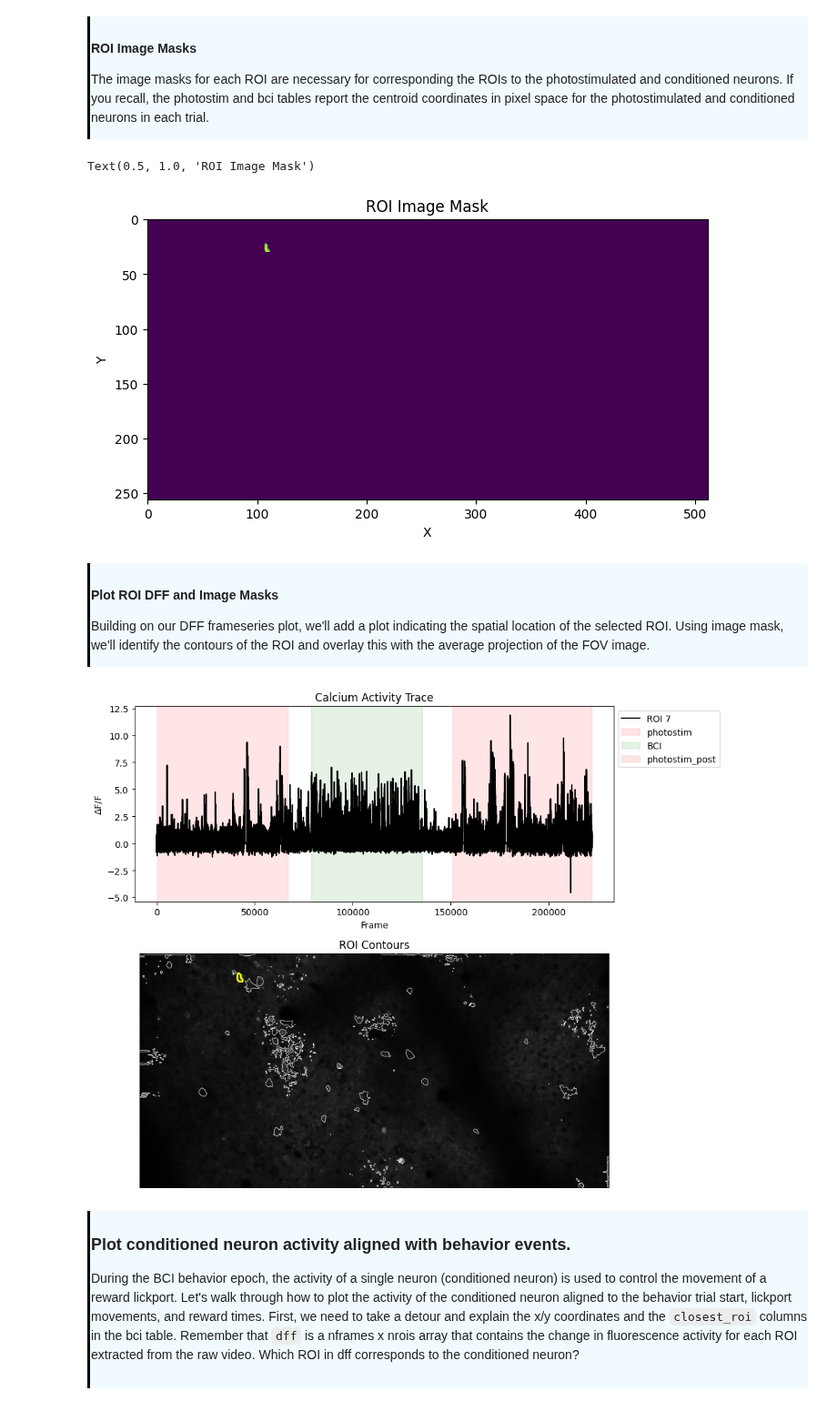
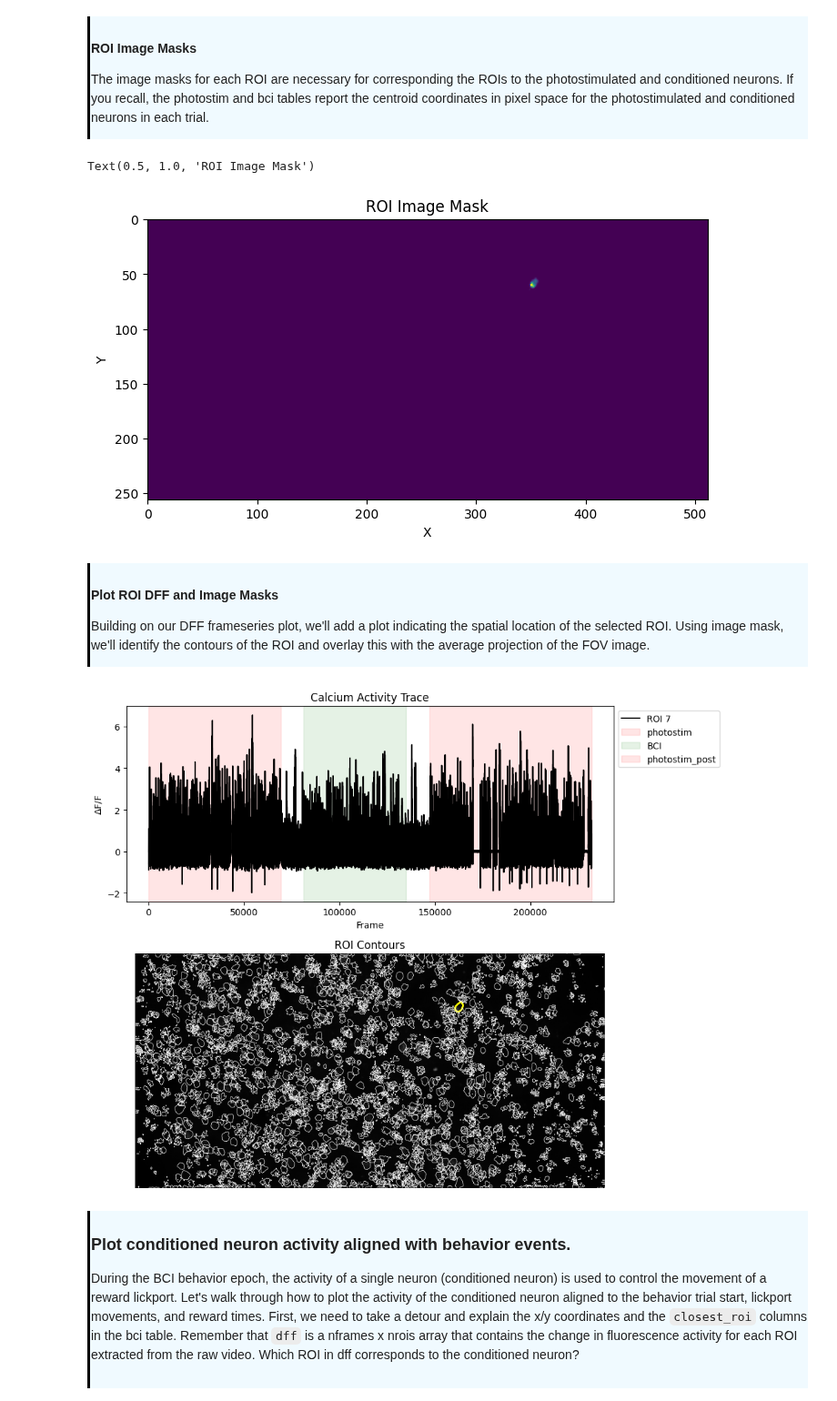
Before and after one commit to AllenNeuralDynamics/AIND-CNC-BCI-Workshop, a Jupyter notebook: code/demo_dev.ipynb, the cells around one changed output. Shown at 91% size. Saved outputs shown, nothing was run; the diff lists cells and outputs as text; code cells hidden in the pictures.

```diff
--- a/code/demo_dev.ipynb
+++ b/code/demo_dev.ipynb
@@ -176,9 +176,10 @@ def load_nwb(subject_id, date):
         print(f'Error loading file from {nwb_path}: {e}')
         return None
 # %%
-nwb_path = '/data/nwb_2/single-plane-ophys_754303_2025-01-23_19-48-32_behavior_nwb'
+# nwb_path = '/data/nwb_2/single-plane-ophys_754303_2025-01-23_19-48-32_behavior_nwb'
 # nwb_path = '/data/BCI_test/single-plane-ophys_754303_2025-01-23_19-48-32_behavior_nwb'
-nwb_path = '/data/test_bci_nwb_output/single-plane-ophys_754303_2025-01-23_19-48-32_behavior_nwb'
+# nwb_path = '/data/test_bci_nwb_output/single-plane-ophys_754303_2025-01-23_19-48-32_behavior_nwb'
+nwb_path = '/data/single-plane-ophys_731015_2025-01-24_20-00-44_processed_2025-07-23_01-40-07/single-plane-ophys_731015_2025-01-24_20-00-44_behavior_nwb'
 with NWBZarrIO(str(nwb_path), 'r') as io:
     nwbfile = io.read()
 
@@ -369,7 +370,7 @@ plt.plot(dff[:, ROI], label=f'ROI {ROI}', color='black')
 stimulus_names = ['photostim','BCI','photostim_post']
 colors = ['red','green','red']
 for c,stimulus_name in enumerate(stimulus_names):
-    stim = epoch_table[epoch_table.epoch_type==stimulus_name]
+    stim = epoch_table[epoch_table.stimulus_name==stimulus_name]
     for j in range(len(stim)):
         plt.axvspan(xmin=stim.start_frame.iloc[j], xmax=stim.stop_frame.iloc[j], color=colors[c], alpha=0.1, label = stimulus_name)
 
@@ -421,7 +422,7 @@ plt.ylabel('Y')
 plt.title('ROI Image Mask')
 # %% [output]
 Text(0.5, 1.0, 'ROI Image Mask')
-[figure, old version]
+[figure, new version]
 # %% [markdown]
 <div style="border-left: 3px solid #000; padding: 1px; padding-left: 10px; background: #F0FAFF; ">
 
@@ -440,35 +441,35 @@ ax1.plot(dff[:, ROI], label=f'ROI {ROI}', color='black')
 
 # Top Plot: Shaded regions for stimulus epochs
 stimulus_names = ['photostim','BCI','photostim_post']
 colors = ['red','green','red']
 for c,stimulus_name in enumerate(stimulus_names):
-    stim = epoch_table[epoch_table.epoch_type==stimulus_name]
+    stim = epoch_table[epoch_table.stimulus_name==stimulus_name]
     for j in range(len(stim)):
         ax1.axvspan(xmin=stim.start_frame.iloc[j], xmax=stim.stop_frame.iloc[j], color=colors[c], alpha=0.1, label = stimulus_name)
 
 ax1.set_ylabel(r'$\Delta$F/F')
 ax1.set_xlabel('Frame')
 ax1.set_title('Calcium Activity Trace')
 ax1.legend(bbox_to_anchor=(1.0, 1.0))
 
 # Bottom plot: Grayscale image with ROI contours
 ax2.imshow(image, cmap='gray')
 ax2.set_title('ROI Contours')
 ax2.axis('off')
 
 # Overlay ROI contours
 for i, mask in enumerate(image_segmentation.image_mask):
     mask_array = np.array(mask)
     contours = measure.find_contours(mask_array, level=0.3)
     for contour in contours:
         color = 'yellow' if i == ROI else 'white'
         linewidth = 2.0 if i == ROI else 0.5
         ax2.plot(contour[:, 1], contour[:, 0], color=color, linewidth=linewidth)
 
 plt.tight_layout()
 plt.show()
 # %% [output]
-[figure, old version]
+[figure, new version]
 # %% [markdown]
 <div style="border-left: 3px solid #000; padding: 1px; padding-left: 10px; background: #F0FAFF; ">
 
```
Also changed, not shown: parts of 19 cells of this notebook, 1 other file.
